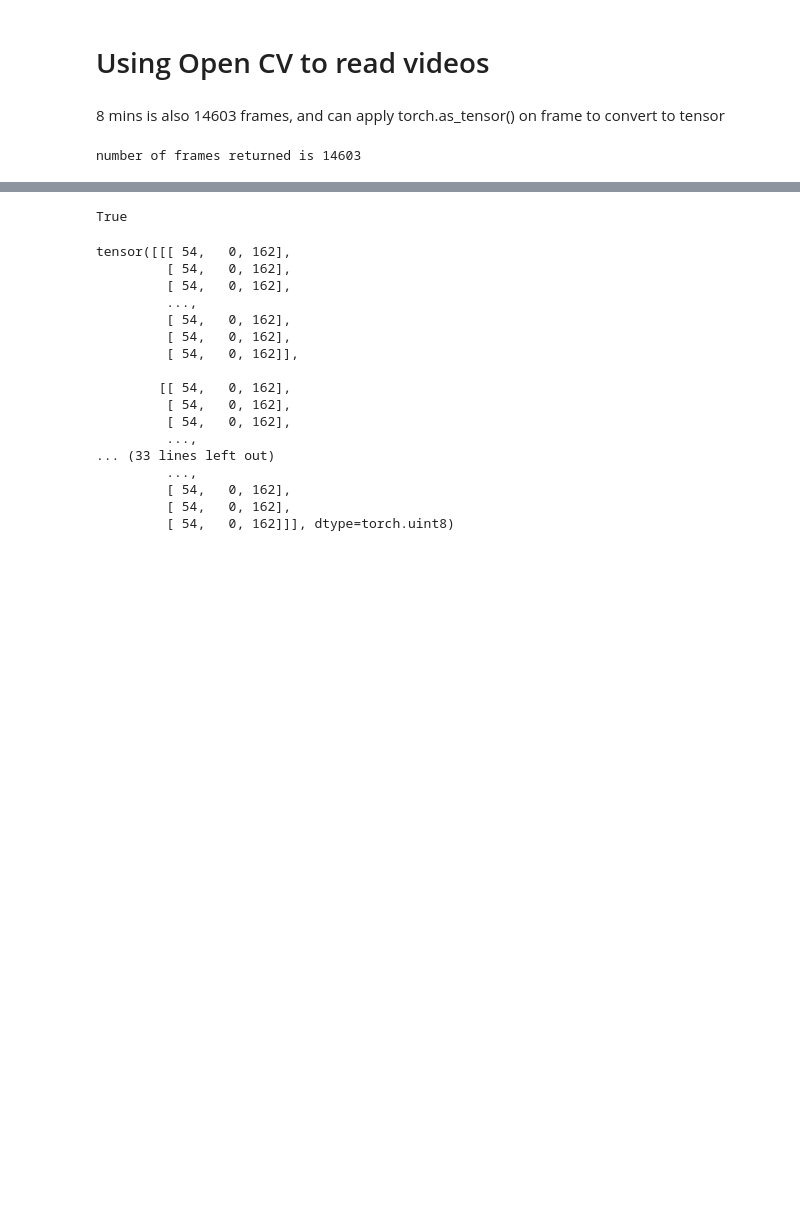
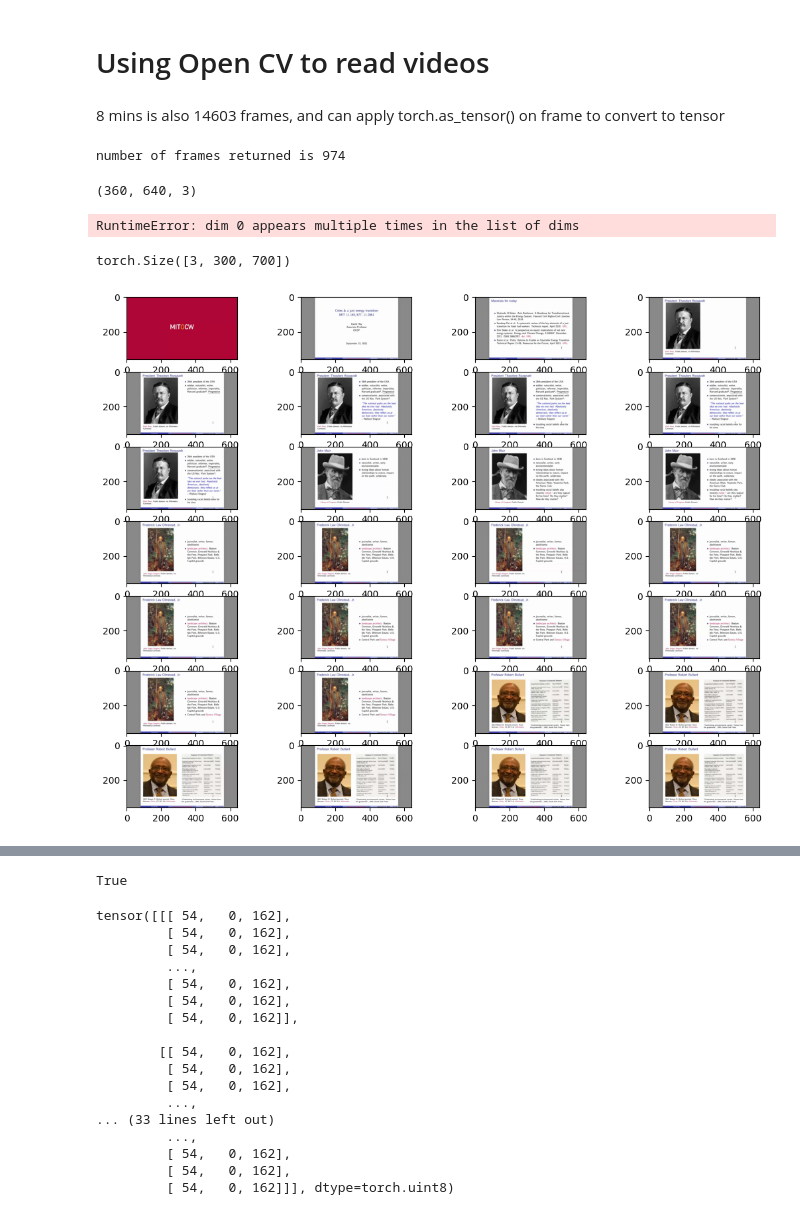
Before and after one commit to asindel/SliTraNet, a Jupyter notebook: pytorch_video_test.ipynb, the cells around one changed output, grey strips where cells are left out. Drawn from its saved outputs; the diff is of its cells as text; code cells hidden in the pictures; blank space fills up the shorter version.

```diff
--- a/pytorch_video_test.ipynb
+++ b/pytorch_video_test.ipynb
@@ -47,7 +47,7 @@ def get_frames_as_tensor(path, library='MoviePy', frame_per_sec= None,):
             frame_per_sec = video_clip.fps
 
         for frame in video_clip.iter_frames(fps=frame_per_sec):
-            frame_as_tensor.append(torch.as_tensor(frame))
+            frame_as_tensor.append(frame) #torch.as_tensor(frame))
 
     elif library=='cv2': #cv2
         cap = cv2.VideoCapture(path)
@@ -61,9 +61,21 @@ def get_frames_as_tensor(path, library='MoviePy', frame_per_sec= None,):
         raise ValueError("set library='MoviePy' or 'cv2' ")
     print(f"number of frames returned is {len(frame_as_tensor)}")
     return frame_as_tensor
-
-lst_8min = get_frames_as_tensor(video_path_8min, 'MoviePy')
+video_path_8min = '../videos/test/trimmed_vid_lec_03.mp4'
+lst_8min = get_frames_as_tensor(video_path_8min, 'MoviePy', 2)
 # Release the video capture object when done
 #cap.release()
 # %% [output]
-number of frames returned is 14603
+number of frames returned is 974
+# %%
+lst_8min[0].shape
+# %% [output]
+(360, 640, 3)
+# %%
+torch.flip(lst_8min[0], ).shape
+# %% [output]
+RuntimeError: dim 0 appears multiple times in the list of dims
+# %%
+torch.rand(3,300,700).shape
+# %% [output]
+torch.Size([3, 300, 700])
@@ -69,0 +110,20 @@ number of frames returned is 14603
+# %%
+import torchvision.transforms as T
+from PIL import Image
+from matplotlib import pyplot as plt
+# define a transform to convert a tensor to PIL image
+transform = T.ToPILImage()
+# convert the tensor to PIL image using above transform
+img = transform(lst_8min[0])
+# display the PIL image
+#img.show()
+indx = [28, 70, 112, 208, 277, 361, 395,494, 514, 611, 642, 661, 673, 709, 847, 892,920,948,960]
+neg_1_indx = [1,49,89,137,242,299,581,625] # this dont mean much
+
+N = len(static_slide_start)
+fig, axes = plt.subplots(round(N//4),4, figsize=(13,10))
+for i,ax in enumerate(axes.flat):
+    ax.imshow(lst_8min[static_slide_start[i]])
+plt.show()
+# %% [output]
+[figure, added]
```
Also changed, not shown: parts of 8 cells of this notebook, 6 other files.
